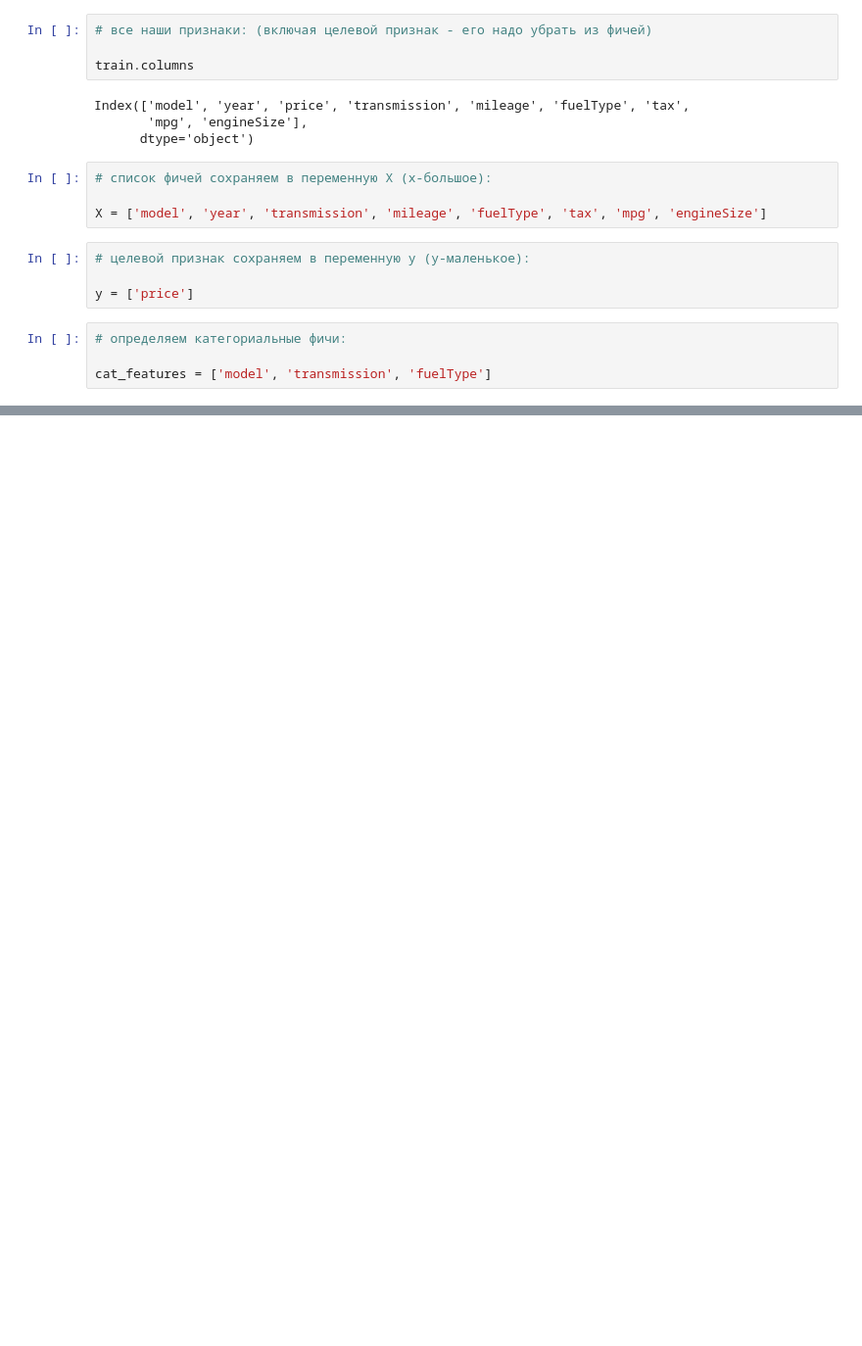
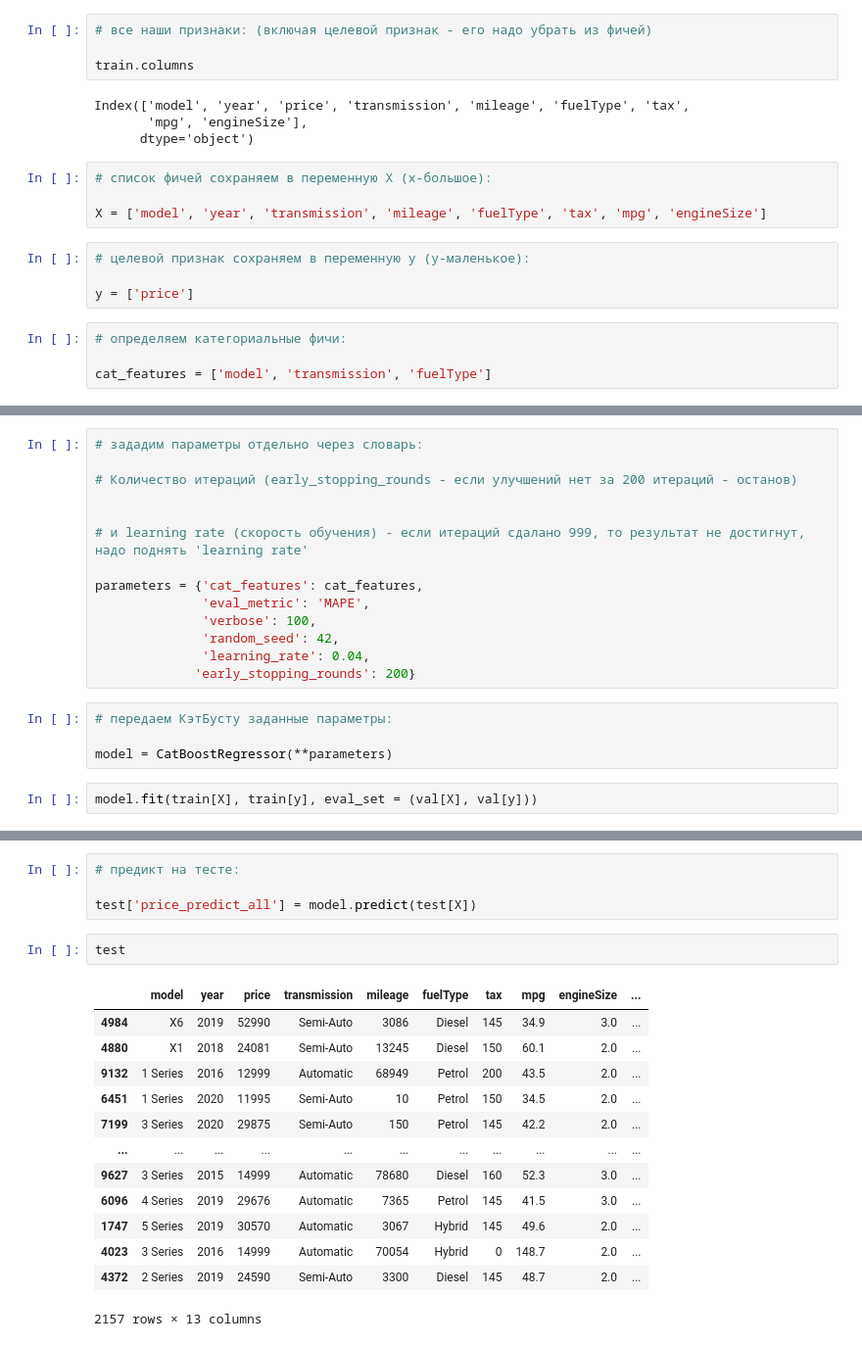
Before and after one commit to kroninam/My_Notes_Base_DS, a Jupyter notebook: 002_100_000_UK_Used_Car_Data_set/004_machine_learning.ipynb, the cells around one changed output, grey strips where cells are left out. Shown at 98% size. Saved outputs shown, nothing was run; the diff lists cells and outputs as text; blank space fills up the shorter version.

```diff
--- a/002_100_000_UK_Used_Car_Data_set/004_machine_learning.ipynb
+++ b/002_100_000_UK_Used_Car_Data_set/004_machine_learning.ipynb
@@ -66,0 +187,20 @@ cat_features = ['model', 'transmission', 'fuelType']
+# %%
+# зададим параметры отдельно через словарь:
+
+# Количество итераций (early_stopping_rounds - если улучшений нет за 200 итераций - останов)
+
+
+# и learning rate (скорость обучения) - если итераций сдалано 999, то результат не достигнут, надо поднять 'learning rate'
+
+parameters = {'cat_features': cat_features,
+              'eval_metric': 'MAPE',
+              'verbose': 100,
+              'random_seed': 42,
+              'learning_rate': 0.04,
+             'early_stopping_rounds': 200}
+# %%
+# передаем КэтБусту заданные параметры:
+
+model = CatBoostRegressor(**parameters)
+# %%
+model.fit(train[X], train[y], eval_set = (val[X], val[y]))
@@ -66,0 +223,20 @@ cat_features = ['model', 'transmission', 'fuelType']
+# %%
+# предикт на тесте:
+
+test['price_predict_all'] = model.predict(test[X])
+# %%
+test
+# %% [output]
+|  | model | year | price | transmission | mileage | fuelType | tax | mpg | engineSize | ... |
+| 4984 | X6 | 2019 | 52990 | Semi-Auto | 3086 | Diesel | 145 | 34.9 | 3.0 | ... |
+| 4880 | X1 | 2018 | 24081 | Semi-Auto | 13245 | Diesel | 150 | 60.1 | 2.0 | ... |
+| 9132 | 1 Series | 2016 | 12999 | Automatic | 68949 | Petrol | 200 | 43.5 | 2.0 | ... |
+| 6451 | 1 Series | 2020 | 11995 | Semi-Auto | 10 | Petrol | 150 | 34.5 | 2.0 | ... |
+| 7199 | 3 Series | 2020 | 29875 | Semi-Auto | 150 | Petrol | 145 | 42.2 | 2.0 | ... |
+| ... | ... | ... | ... | ... | ... | ... | ... | ... | ... | ... |
+| 9627 | 3 Series | 2015 | 14999 | Automatic | 78680 | Diesel | 160 | 52.3 | 3.0 | ... |
+| 6096 | 4 Series | 2019 | 29676 | Automatic | 7365 | Petrol | 145 | 41.5 | 3.0 | ... |
+| 1747 | 5 Series | 2019 | 30570 | Automatic | 3067 | Hybrid | 145 | 49.6 | 2.0 | ... |
+| 4023 | 3 Series | 2016 | 14999 | Automatic | 70054 | Hybrid | 0 | 148.7 | 2.0 | ... |
+| 4372 | 2 Series | 2019 | 24590 | Semi-Auto | 3300 | Diesel | 145 | 48.7 | 2.0 | ... |
+2157 rows × 13 columns
```
Also changed, not shown: parts of 45 cells of this notebook, 6 other files.
